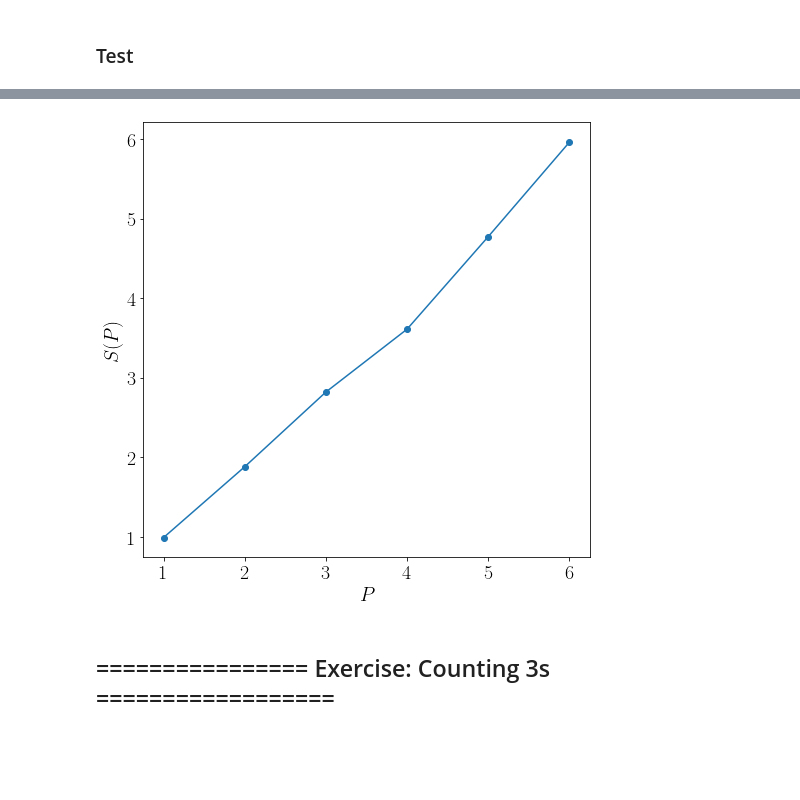
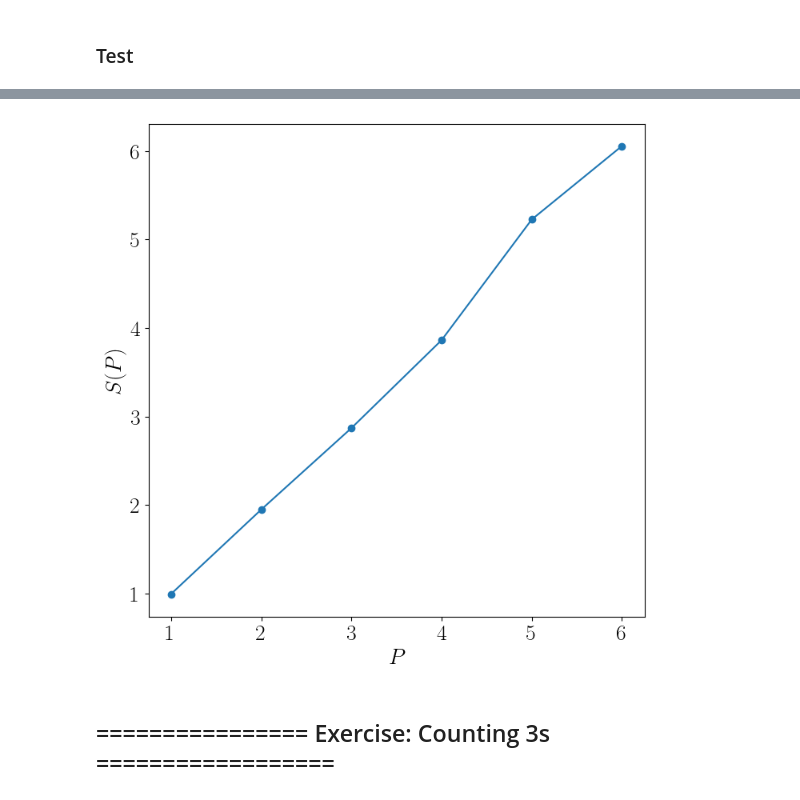
Before and after one commit to cybercolombia/hpcsummer2023, a Jupyter notebook: material/Track0/Track_0_Fundamentals.ipynb, the cells around one changed output, grey strips where cells are left out. Drawn from its saved outputs; the diff is of its cells as text; code cells hidden in the pictures; blank space fills up the shorter version.

```diff
--- a/material/Track0/Track_0_Fundamentals.ipynb
+++ b/material/Track0/Track_0_Fundamentals.ipynb
@@ -643,11 +692,21 @@ for P in procs:
 # %%
+#Load data
+procs = []
+speedups = []
+with open("code/spdup_data.dat", "r") as ifile:
+    for line in ifile:
+        v = list(map(float, line.split()))
+        procs.append(v[0])
+        speedups.append(v[1])
+
+#Plot data
 fig, ax = plt.subplots(1, 1, figsize=(8,8))
 ax.plot(procs, speedups, marker='o')
 ax.set_xlabel(r"$P$", fontsize=20)
 ax.set_ylabel(r"$S(P)$", fontsize=20)
 ax.tick_params(axis='both', which='major', labelsize=20)
 # %% [output]
-[figure, old version]
+[figure, new version]
 # %% [markdown]
 ## ================ Exercise: Counting 3s ==================
 # %% [markdown]
```
Also changed, not shown: parts of 53 cells of this notebook, 50 other files.
